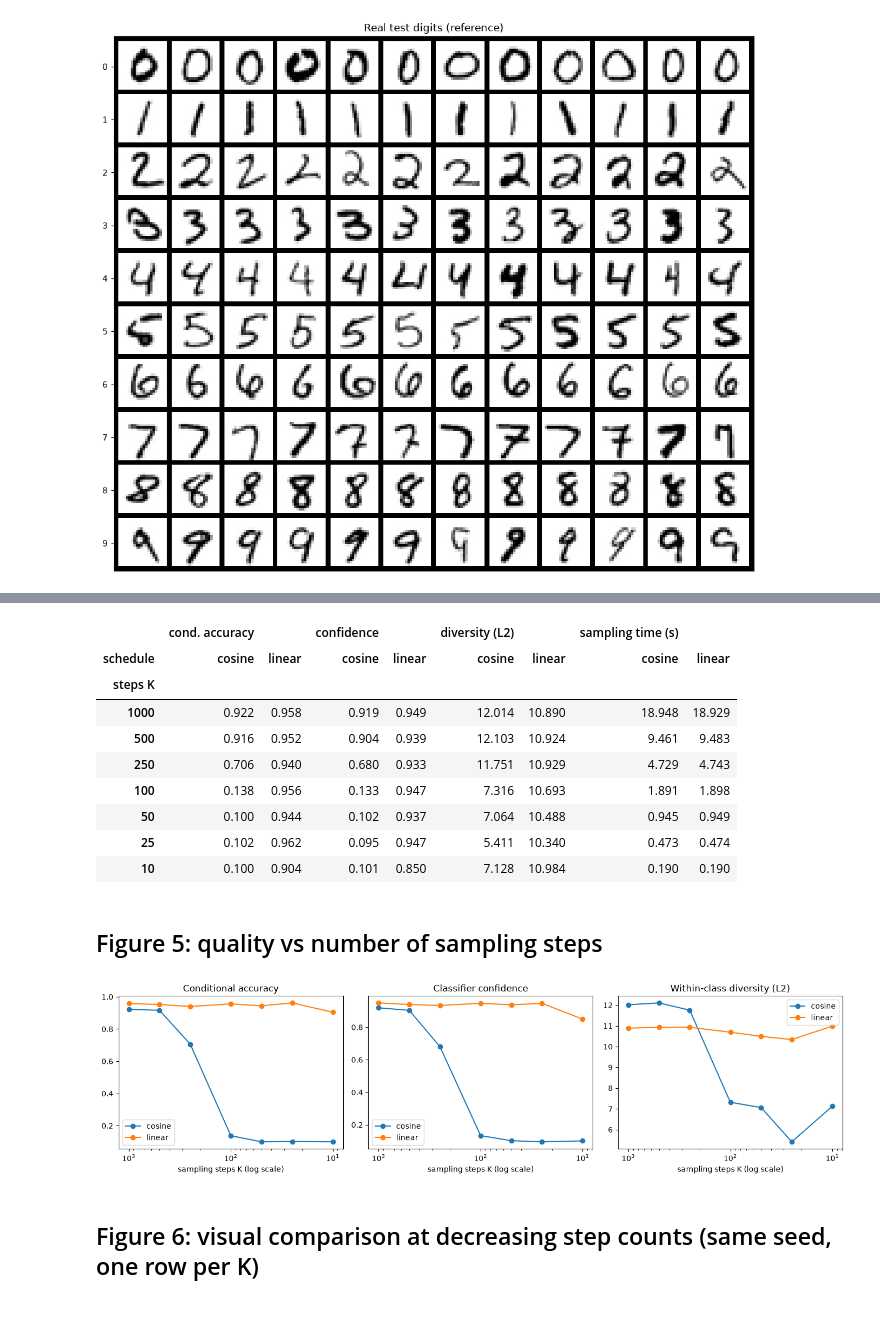
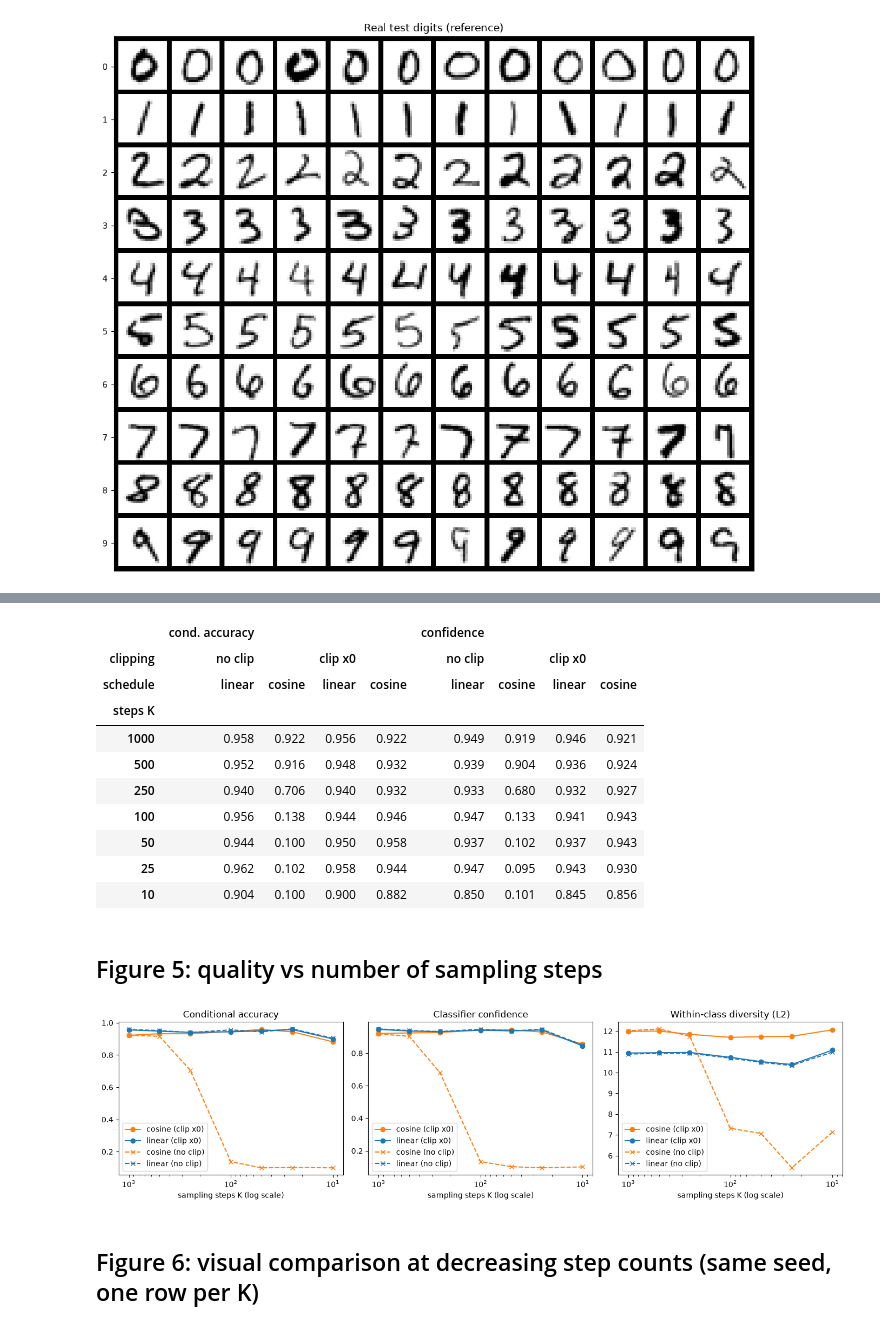
Before and after one commit to omar-thompson/IFN680---Assessments-, a Jupyter notebook: project_7/omar/main_report.ipynb, the cells around one changed output, grey strips where cells are left out. Cells and saved outputs as stored; diff of their text form; code cells hidden in the pictures.

```diff
--- a/project_7/omar/main_report.ipynb
+++ b/project_7/omar/main_report.ipynb
@@ -344,7 +355,7 @@ sample_per_class = 12
 labels = torch.arange(0, 10).repeat_interleave(sample_per_class).to(device)
 full_samples = {}
 for i, name in enumerate(['linear', 'cosine']):
-    full_samples[name] = p_sample_loop_cDDPM(models[name], labels, scheds[name], seed=SAMPLE_SEED)
+    full_samples[name] = p_sample_loop_respaced(models[name], labels, scheds[name], n_steps=scheds[name]['T'], seed=SAMPLE_SEED, clip_denoised=True, show_progress=True)
     show_digit_grid(full_samples[name], sample_per_class, list(range(10)),
                     f'{name.capitalize()} schedule: 12 samples per digit, {scheds[name]["T"]} sampling steps',
                     save_path=os.path.join(FIG_DIR, f'fig{3+i}_grid_{name}_T1000.png'))
@@ -388,0 +405,14 @@ max |standard - respaced(K=T)| = 1.45e-03  (should be ~0)
+# %%
+rows = []
+for K in [1000, 500, 250, 100, 50, 25, 10]:
+    row = {'steps K': K}
+    for name, s in scheds.items():
+        T = s['T']
+        use_t = torch.linspace(0, T - 1, K, device=device).round().long()
+        ab = s['alpha_bars'][use_t]
+        beta_first = 1 - ab[-1] / ab[-2]
+        row[f'{name}: error amplification'] = round((1 / torch.sqrt(1 - beta_first)).item(), 1)
+    rows.append(row)
+amp_table = pd.DataFrame(rows).set_index('steps K')
+amp_table.to_csv(os.path.join(RES_DIR, 'first_step_amplification.csv'))
+amp_table
@@ -389,67 +429,71 @@ max |standard - respaced(K=T)| = 1.45e-03  (should be ~0)
 # %%
 STEPS = [1000, 500, 250, 100, 50, 25, 10]
 N_EVAL_PER_CLASS = 50     # 500 images per (schedule, K)
 
 @torch.no_grad()
 def within_class_diversity(x, y):
     d = []
     for c in range(10):
         xc = x[y == c].flatten(1)
         n = len(xc)
         if n > 1:
             d.append(torch.cdist(xc, xc).sum() / (n * (n - 1)))
     return torch.stack(d).mean().item()
 
 @torch.no_grad()
 def evaluate(samples, y):
     probs = F.softmax(clf(samples), dim=1)
     acc = (probs.argmax(1) == y).float().mean().item()
     conf = probs.gather(1, y.unsqueeze(1)).mean().item()
     return acc, conf
 
 y_eval = torch.arange(10, device=device).repeat_interleave(N_EVAL_PER_CLASS)
 results = []
-for name in ['linear', 'cosine']:
-    for K in tqdm(STEPS, desc=f'{name}: step sweep', colour='BLUE'):
-        if device.type == 'cuda': torch.cuda.synchronize()
-        t0 = time.time()
-        s = p_sample_loop_respaced(models[name], y_eval, scheds[name], n_steps=K, seed=SAMPLE_SEED)
-        if device.type == 'cuda': torch.cuda.synchronize()
-        dt = time.time() - t0
-        acc, conf = evaluate(s, y_eval)
-        results.append({'schedule': name, 'steps K': K, 'cond. accuracy': acc, 'confidence': conf,
-                        'diversity (L2)': within_class_diversity(s, y_eval), 'sampling time (s)': dt})
+for clip in [False, True]:
+    for name in ['linear', 'cosine']:
+        for K in tqdm(STEPS, desc=f'{name}, clip={clip}: step sweep', colour='BLUE'):
+            if device.type == 'cuda': torch.cuda.synchronize()
+            t0 = time.time()
+            s = p_sample_loop_respaced(models[name], y_eval, scheds[name], n_steps=K, seed=SAMPLE_SEED, clip_denoised=clip)
+            if device.type == 'cuda': torch.cuda.synchronize()
+            dt = time.time() - t0
+            acc, conf = evaluate(s, y_eval)
+            results.append({'clipping': 'clip x0' if clip else 'no clip', 'schedule': name, 'steps K': K,
+                            'cond. accuracy': acc, 'confidence': conf,
+                            'diversity (L2)': within_class_diversity(s, y_eval), 'sampling time (s)': dt})
 
 results_df = pd.DataFrame(results)
 results_df.to_csv(os.path.join(RES_DIR, 'step_sweep.csv'), index=False)
-results_df.pivot(index='steps K', columns='schedule',
-                 values=['cond. accuracy', 'confidence', 'diversity (L2)', 'sampling time (s)']).sort_index(ascending=False).round(3)
+results_df.pivot(index='steps K', columns=['clipping', 'schedule'],
+                 values=['cond. accuracy', 'confidence']).sort_index(ascending=False).round(3)
 # %% [output]
-|  | cond. accuracy |  | confidence |  | diversity (L2) |  | sampling time (s) |  |
-| schedule | cosine | linear | cosine | linear | cosine | linear | cosine | linear |
+|  | cond. accuracy |  |  |  | confidence |  |  |  |
+| clipping | no clip |  | clip x0 |  | no clip |  | clip x0 |  |
+| schedule | linear | cosine | linear | cosine | linear | cosine | linear | cosine |
 | steps K |  |  |  |  |  |  |  |  |
-| 1000 | 0.922 | 0.958 | 0.919 | 0.949 | 12.014 | 10.890 | 18.948 | 18.929 |
-| 500 | 0.916 | 0.952 | 0.904 | 0.939 | 12.103 | 10.924 | 9.461 | 9.483 |
-| 250 | 0.706 | 0.940 | 0.680 | 0.933 | 11.751 | 10.929 | 4.729 | 4.743 |
-| 100 | 0.138 | 0.956 | 0.133 | 0.947 | 7.316 | 10.693 | 1.891 | 1.898 |
-| 50 | 0.100 | 0.944 | 0.102 | 0.937 | 7.064 | 10.488 | 0.945 | 0.949 |
-| 25 | 0.102 | 0.962 | 0.095 | 0.947 | 5.411 | 10.340 | 0.473 | 0.474 |
-| 10 | 0.100 | 0.904 | 0.101 | 0.850 | 7.128 | 10.984 | 0.190 | 0.190 |
+| 1000 | 0.958 | 0.922 | 0.956 | 0.922 | 0.949 | 0.919 | 0.946 | 0.921 |
+| 500 | 0.952 | 0.916 | 0.948 | 0.932 | 0.939 | 0.904 | 0.936 | 0.924 |
+| 250 | 0.940 | 0.706 | 0.940 | 0.932 | 0.933 | 0.680 | 0.932 | 0.927 |
+| 100 | 0.956 | 0.138 | 0.944 | 0.946 | 0.947 | 0.133 | 0.941 | 0.943 |
+| 50 | 0.944 | 0.100 | 0.950 | 0.958 | 0.937 | 0.102 | 0.937 | 0.943 |
+| 25 | 0.962 | 0.102 | 0.958 | 0.944 | 0.947 | 0.095 | 0.943 | 0.930 |
+| 10 | 0.904 | 0.100 | 0.900 | 0.882 | 0.850 | 0.101 | 0.845 | 0.856 |
 # %% [markdown]
 ## Figure 5: quality vs number of sampling steps
 # %%
 fig, ax = plt.subplots(1, 3, figsize=(14, 3.8))
-for name, g in results_df.groupby('schedule'):
+colors = {'linear': 'tab:blue', 'cosine': 'tab:orange'}
+for (clip, name), g in results_df.groupby(['clipping', 'schedule']):
     g = g.sort_values('steps K')
-    ax[0].plot(g['steps K'], g['cond. accuracy'], 'o-', label=name)
-    ax[1].plot(g['steps K'], g['confidence'], 'o-', label=name)
-    ax[2].plot(g['steps K'], g['diversity (L2)'], 'o-', label=name)
+    style = 'o-' if clip == 'clip x0' else 'x--'
+    for a, col in zip(ax, ['cond. accuracy', 'confidence', 'diversity (L2)']):
+        a.plot(g['steps K'], g[col], style, color=colors[name], label=f'{name} ({clip})')
 for a, t in zip(ax, ['Conditional accuracy', 'Classifier confidence', 'Within-class diversity (L2)']):
     a.set_xscale('log'); a.set_xlabel('sampling steps K (log scale)'); a.set_title(t); a.legend()
     a.invert_xaxis()   # fewer steps to the right
 plt.tight_layout(); plt.savefig(os.path.join(FIG_DIR, 'fig5_quality_vs_steps.png'), dpi=200, bbox_inches='tight'); plt.show()
 # %% [output]
-[figure, old version]
+[figure, new version]
 # %% [markdown]
 ## Figure 6: visual comparison at decreasing step counts (same seed, one row per K)
 # %%
```
Also changed, not shown: parts of 10 cells of this notebook, 8 other files.
